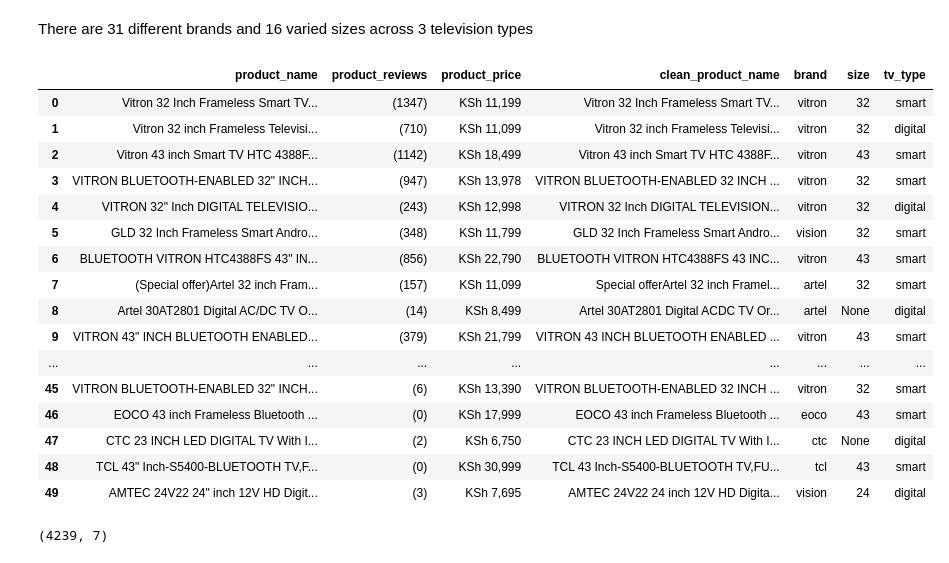
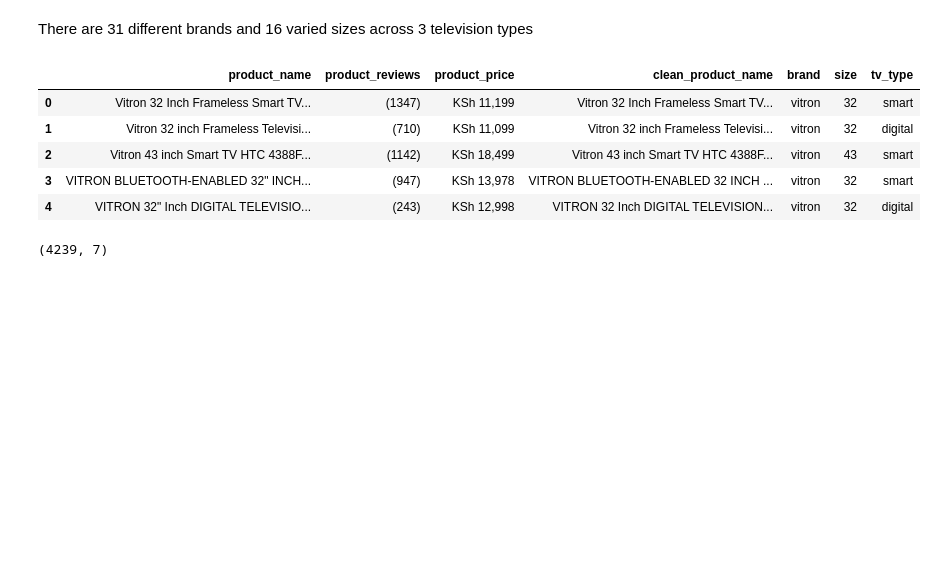
Before and after one commit to HannahMwende/E-commerce-products-analysis, a Jupyter notebook: tv_cleaning.ipynb, the cells around one changed output. Drawn from its saved outputs; the diff is of its cells as text; code cells hidden in the pictures; blank space fills up the shorter version.

```diff
--- a/tv_cleaning.ipynb
+++ b/tv_cleaning.ipynb
@@ -10,7 +10,7 @@ import re
 ### Data extraction
 # %%
 # Load the csv data
-tv_data = pd.read_csv("kilimall_tvs_no_rating.csv")
+tv_data = pd.read_csv(r"data\kilimall_tvs_no_rating.csv")
 
 # preview the data
 tv_data.head()
@@ -182,31 +182,20 @@ def match_tv_type(product_name):
 # %%
 # Apply the functions to the DataFrame
 
 tv_data_2['brand'] = tv_data_2['clean_product_name'].apply(match_brand)
 tv_data_2['size'] = tv_data_2['clean_product_name'].apply(extract_size)
 tv_data_2['tv_type'] = tv_data_2['clean_product_name'].apply(match_tv_type)
-tv_data_2.head(50)
+tv_data_2.head()
 
 # convert the df to csv
 #tv_data_2.to_csv("tv_data_2.csv", index=False)
 # %% [output]
 |  | product_name | product_reviews | product_price | clean_product_name | brand | size | tv_type |
 | 0 | Vitron 32 Inch Frameless Smart TV... | (1347) | KSh 11,199 | Vitron 32 Inch Frameless Smart TV... | vitron | 32 | smart |
 | 1 | Vitron 32 inch Frameless Televisi... | (710) | KSh 11,099 | Vitron 32 inch Frameless Televisi... | vitron | 32 | digital |
 | 2 | Vitron 43 inch Smart TV HTC 4388F... | (1142) | KSh 18,499 | Vitron 43 inch Smart TV HTC 4388F... | vitron | 43 | smart |
 | 3 | VITRON BLUETOOTH-ENABLED 32" INCH... | (947) | KSh 13,978 | VITRON BLUETOOTH-ENABLED 32 INCH ... | vitron | 32 | smart |
 | 4 | VITRON 32" Inch DIGITAL TELEVISIO... | (243) | KSh 12,998 | VITRON 32 Inch DIGITAL TELEVISION... | vitron | 32 | digital |
-| 5 | GLD 32 Inch Frameless Smart Andro... | (348) | KSh 11,799 | GLD 32 Inch Frameless Smart Andro... | vision | 32 | smart |
-| 6 | BLUETOOTH VITRON HTC4388FS 43" IN... | (856) | KSh 22,790 | BLUETOOTH VITRON HTC4388FS 43 INC... | vitron | 43 | smart |
-| 7 | (Special offer)Artel 32 inch Fram... | (157) | KSh 11,099 | Special offerArtel 32 inch Framel... | artel | 32 | smart |
-| 8 | Artel 30AT2801 Digital AC/DC TV O... | (14) | KSh 8,499 | Artel 30AT2801 Digital ACDC TV Or... | artel | None | digital |
-| 9 | VITRON 43" INCH BLUETOOTH ENABLED... | (379) | KSh 21,799 | VITRON 43 INCH BLUETOOTH ENABLED ... | vitron | 43 | smart |
-| ... | ... | ... | ... | ... | ... | ... | ... |
-| 45 | VITRON BLUETOOTH-ENABLED 32" INCH... | (6) | KSh 13,390 | VITRON BLUETOOTH-ENABLED 32 INCH ... | vitron | 32 | smart |
-| 46 | EOCO 43 inch Frameless Bluetooth ... | (0) | KSh 17,999 | EOCO 43 inch Frameless Bluetooth ... | eoco | 43 | smart |
-| 47 | CTC 23 INCH LED DIGITAL TV With I... | (2) | KSh 6,750 | CTC 23 INCH LED DIGITAL TV With I... | ctc | None | digital |
-| 48 | TCL 43" Inch-S5400-BLUETOOTH TV,F... | (0) | KSh 30,999 | TCL 43 Inch-S5400-BLUETOOTH TV,FU... | tcl | 43 | smart |
-| 49 | AMTEC 24V22 24" inch 12V HD Digit... | (3) | KSh 7,695 | AMTEC 24V22 24 inch 12V HD Digita... | vision | 24 | digital |
 # %%
 # shape
 tv_data_2.shape
```
Also changed, not shown: parts of 1 cell of this notebook, 2 other files.
